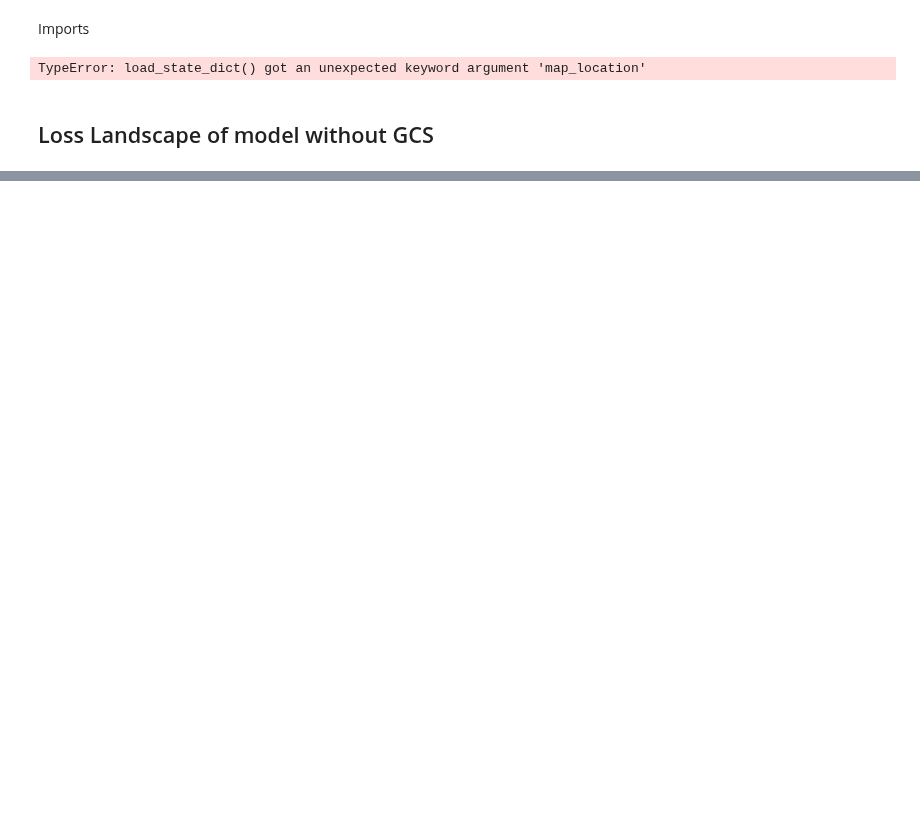
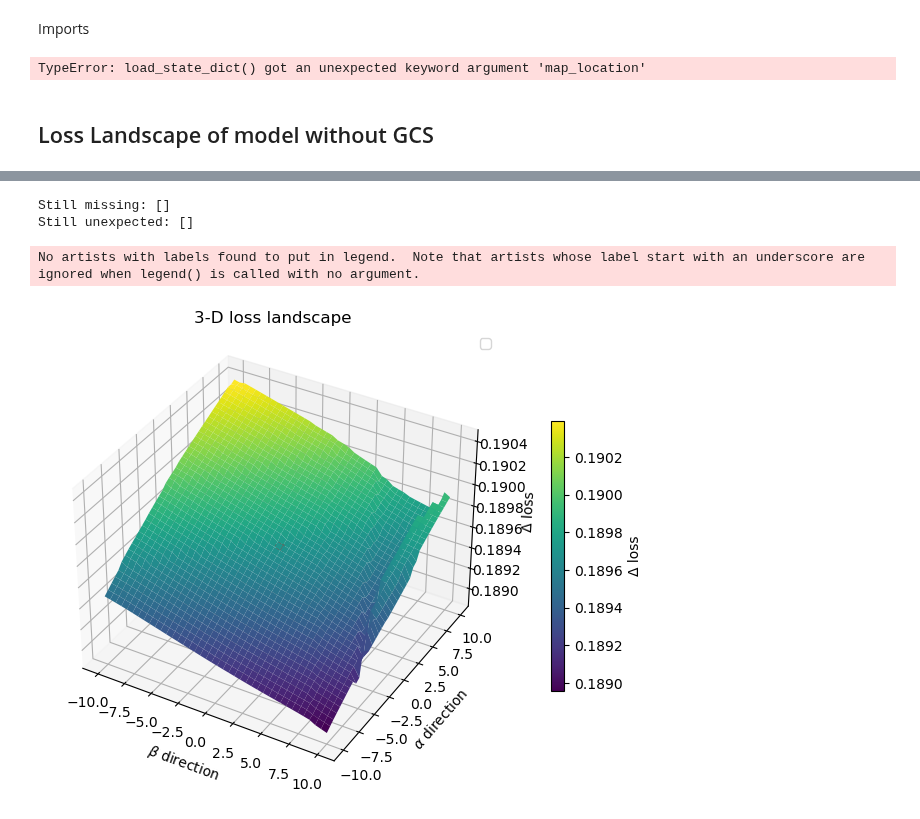
Before and after one commit to PietroCaforio/research-biocv-proj, a Jupyter notebook: loss_landscape.ipynb, the cells around one changed output, grey strips where cells are left out. Saved outputs shown, nothing was run; the diff lists cells and outputs as text; code cells hidden in the pictures; blank space fills up the shorter version.

Commit message:
Fixed preprocessing for CCRCC CPTAC, new landscape plots, still not what I want

```diff
--- a/loss_landscape.ipynb
+++ b/loss_landscape.ipynb
@@ -240,12 +241,12 @@ def plot_loss_landscape_3d(model,
     A, B = np.meshgrid(alphas, betas, indexing='ij')  # same shape as `losses`
     fig  = plt.figure(figsize=(7, 5))
     ax   = fig.add_subplot(111, projection='3d')
-    surf = ax.plot_surface(B, A, losses - base_loss,
+    surf = ax.plot_surface(B, A, losses,
                            cmap=cmap, linewidth=0, antialiased=True,
                            rstride=rstride, cstride=cstride)
 
     mark_kwargs = dict(s=80, color='red', marker='*', depthshade=False)
-    ax.scatter([0], [0], [0], **mark_kwargs)
+    ax.scatter([0], [0], [base_loss+base_loss/100], **mark_kwargs)
     ax.legend(loc='upper right')
     ax.set_xlabel(r"$\beta$ direction")
     ax.set_ylabel(r"$\alpha$ direction")
@@ -360,0 +367,63 @@ KeyboardInterrupt:
+# %%
+from data.multimodal_features_surv import MultimodalCTWSIDatasetSurv
+from torch.utils.data import DataLoader
+from training.losses import CoxLoss
+from collections import OrderedDict
+
+from models.dpe.main_model_nobackbone_surv_new_gcs import madpe_nobackbone
+set_global_seed(seed=SEED)
+
+device = "cuda:0"
+model = madpe_nobackbone(
+    rad_input_dim=1024,
+    histo_input_dim=768,
+    inter_dim=256,
+    token_dim=256
+)
+ckpt_path = "./models/ckpts/CPTACPDA_medimsight_titan_CTOnly_NEWMODEL2.6Skip_GCS_controller/fold_0/CPTACPDA_medimsight_titan_CTOnly_NEWMODEL2.6Skip_GCS_controller_fold_0/CPTACPDA_medimsight_titan_CTOnly_NEWMODEL2.6Skip_GCS_controller_fold_0_best.pth"
+checkpoint   = torch.load(ckpt_path, map_location="cuda:0")
+state_dict   = checkpoint["model_state_dict"]
+
+# ── optional: strip a 'module.' prefix if the model was saved with DataParallel ──
+#clean_state = OrderedDict((k.replace("module.", ""), v) for k, v in state_dict.items())
+# 3️⃣ copy weights into the model
+missing, unexpected = model.load_state_dict(state_dict, strict=False)
+print("Still missing:", missing)
+print("Still unexpected:", unexpected)
+
+#model_nogcs.load_state_dict(torch.load("./models/ckpts/CPTACPDA_medimsight_titan_CTOnly_NEWMODEL2.6Skip/fold_0/CPTACPDA_medimsight_titan_CTOnly_NEWMODEL2.6Skip_fold_0/CPTACPDA_medimsight_titan_CTOnly_NEWMODEL2.6Skip_fold_0_best_val_loss.pth", weights_only=False))
+
+train_ds = MultimodalCTWSIDatasetSurv(
+    fold = 0,
+    split = "train",
+    ct_path = "../MedImageInsights/embeddings_output_cptacpda",
+    wsi_path = "../trident/trident_processed/20x_224px_0px_overlap/slide_features_titan",
+    labels_splits_path  = "./data/processed/processed_CPTAC_PDA_survival/k=all.tsv",
+    missing_modality_prob = 0.0,
+    missing_modality = "both",
+    require_both_modalities = False,
+    pairing_mode = "one_to_one",
+    allow_repeats = False,
+    pairs_per_patient = None,
+)
+train_loader = DataLoader(
+        train_ds,
+        batch_size=16,
+        shuffle=False,
+        num_workers=8,
+        pin_memory=True
+    )
+
+criterion = CoxLoss()
+fig, _ = plot_loss_landscape_3d(model,
+                             train_loader,
+                             criterion,
+                             extent=10.,
+                             steps=40,
+                             device=device)
+plt.show()
+# %% [output]
+Still missing: []
+Still unexpected: []
+No artists with labels found to put in legend.  Note that artists whose label start with an underscore are ignored when legend() is called with no argument.
+[figure, added]
```
Also changed, not shown: parts of 4 cells of this notebook, 53 other files.
